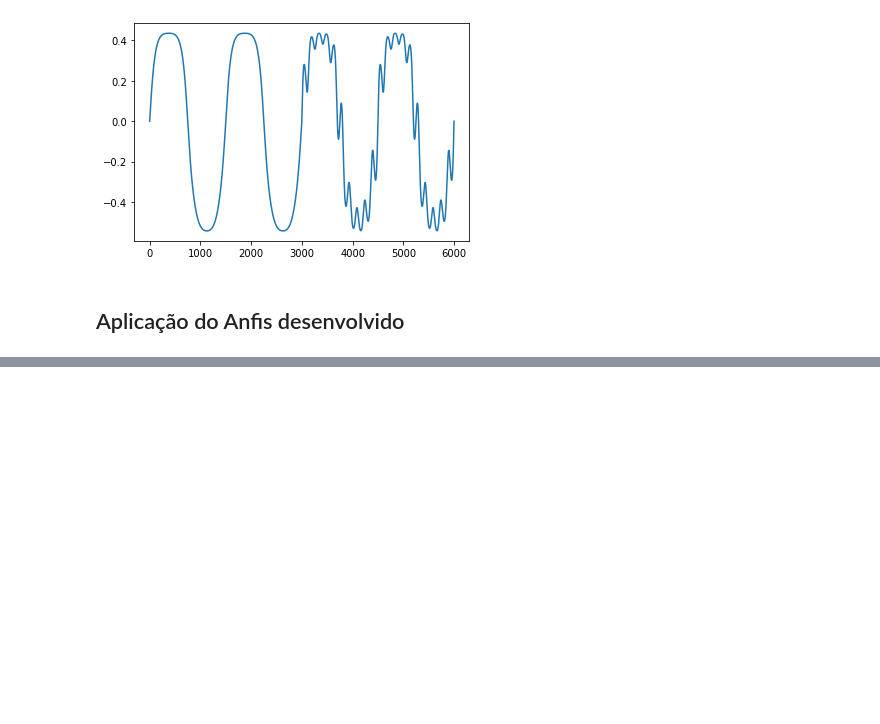
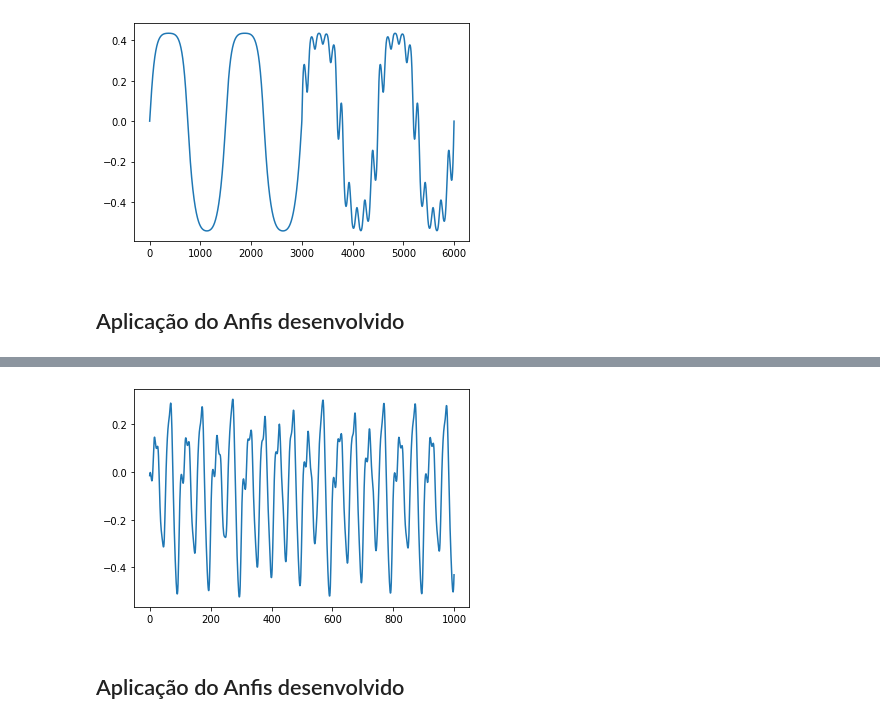
Before and after one commit to vcaitite/fuzzy-systems-exercises, a Jupyter notebook: 6. Anfis/6 - ANFIS.ipynb, the cells around one changed output, grey strips where cells are left out. Cells and saved outputs as stored; diff of their text form; code cells hidden in the pictures; blank space fills up the shorter version.

Commit message:
Anfis (problems 4 and 5).

```diff
--- a/6. Anfis/6 - ANFIS.ipynb
+++ b/6. Anfis/6 - ANFIS.ipynb
@@ -297,0 +347,20 @@ Text(0, 0.5, 'MSE')
+# %%
+def x_hat(t, tau, x):
+    x_hat = 0.2*x[t-tau]/(1+x^10*(t-tau))
+    return x_hat
+
+t = np.linspace(118, 1117, 1000)
+X=[]
+y=[]
+for ti in t:
+    x = [serie[int(ti)-18], serie[int(ti)-12], serie[int(ti)-6], serie[int(ti)]]
+    X.append(x)
+    y.append(serie[int(ti)+6])
+plt.plot(y)
+
+X = np.array(X)
+y = np.array(y)
+# %% [output]
+[figure, added]
+# %% [markdown]
+## Aplicação do Anfis desenvolvido
```
Also changed, not shown: parts of 19 cells of this notebook.
